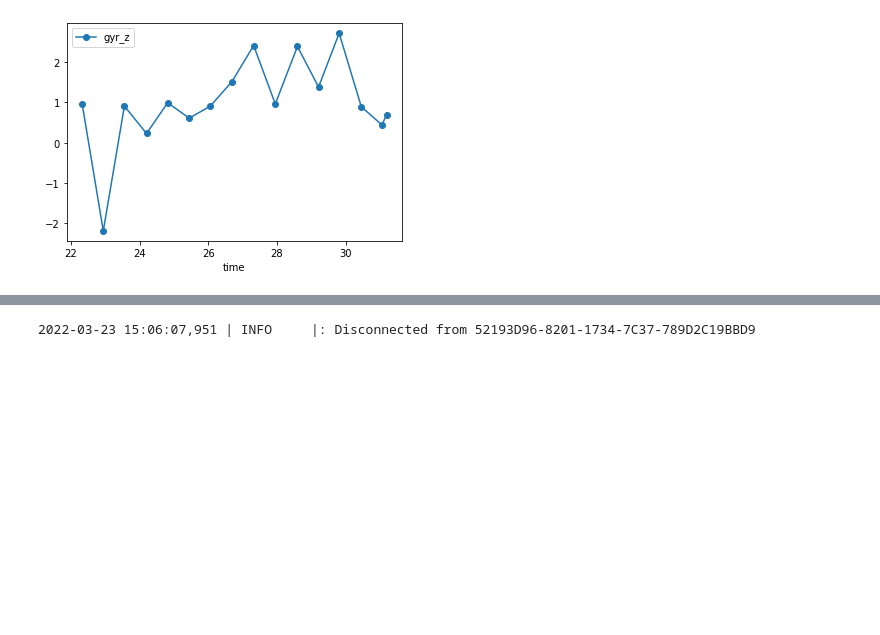
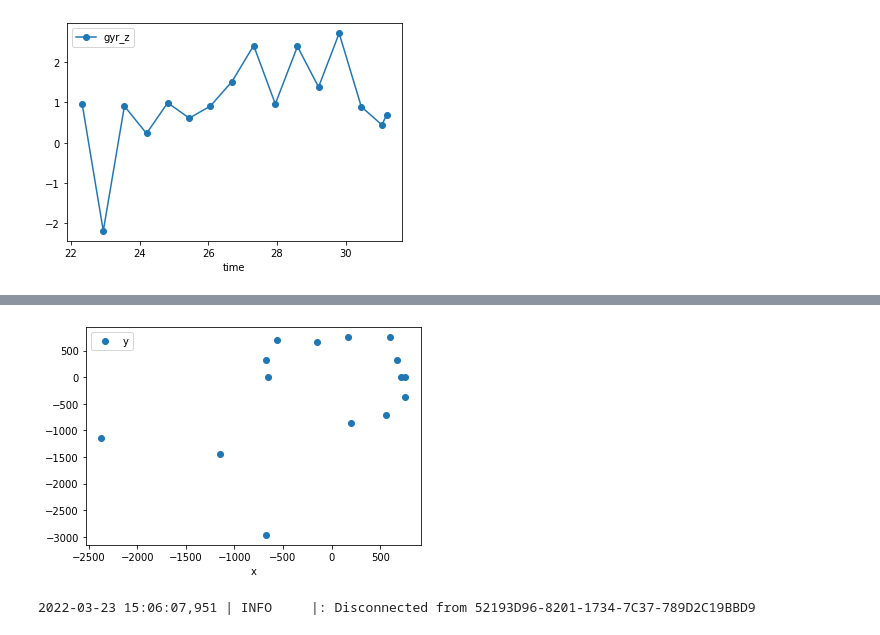
Before and after one commit to TrueshotBarrage/ece-4960-speedbots, a Jupyter notebook: lab89/robot_ctrl_python/run.ipynb, the cells around one changed output, grey strips where cells are left out. Drawn from its saved outputs; the diff is of its cells as text; code cells hidden in the pictures; blank space fills up the shorter version.

```diff
--- a/lab89/robot_ctrl_python/run.ipynb
+++ b/lab89/robot_ctrl_python/run.ipynb
@@ -110,3 +110,9 @@ Distance: [751.0, 742.0, 961.0, 766.0, 688.0, 904.0, 753.0, 658.0, 2633.0, 1837.
+# %%
+df = pd.concat([xs.rename("x"), ys.rename("y")], axis=1)
+df.plot(x="x", y="y", marker="o", linestyle='none')
+plt.show()
+# %% [output]
+[figure, added]
 # %%
 ble.disconnect()
 # %% [output]
```
Also changed, not shown: parts of 1 cell of this notebook, 1 other file.
